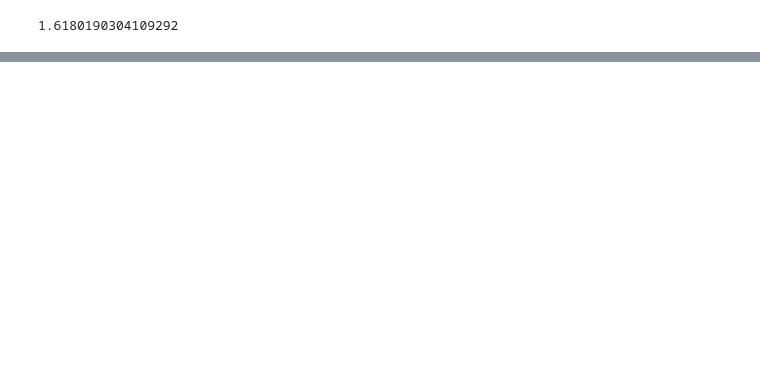
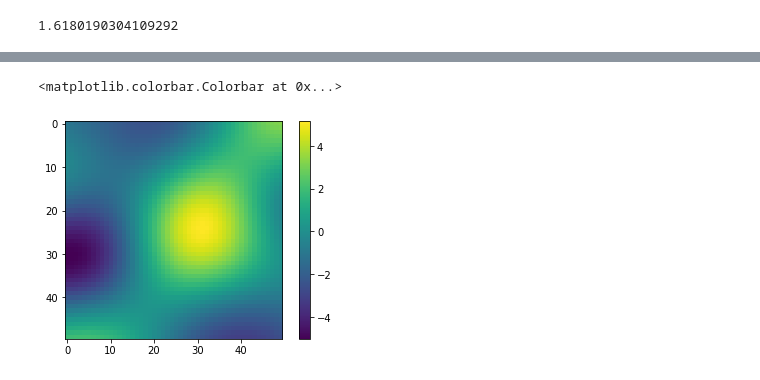
Before and after one commit to SheffieldML/advectionGP, a Jupyter notebook: jupyter/Source for GP and GF comparison.ipynb, the cells around one changed output, grey strips where cells are left out. Cells and saved outputs as stored; diff of their text form; code cells hidden in the pictures; blank space fills up the shorter version.

```diff
--- a/jupyter/Source for GP and GF comparison.ipynb
+++ b/jupyter/Source for GP and GF comparison.ipynb
@@ -239,0 +246,6 @@ np.mean((meanGPWind-concTrain)**2)
+# %%
+plt.imshow(meanGP[10])
+plt.colorbar()
+# %% [output]
+<matplotlib.colorbar.Colorbar at 0x...>
+[figure, added]
```
Also changed, not shown: parts of 21 cells of this notebook, 10 other files.
